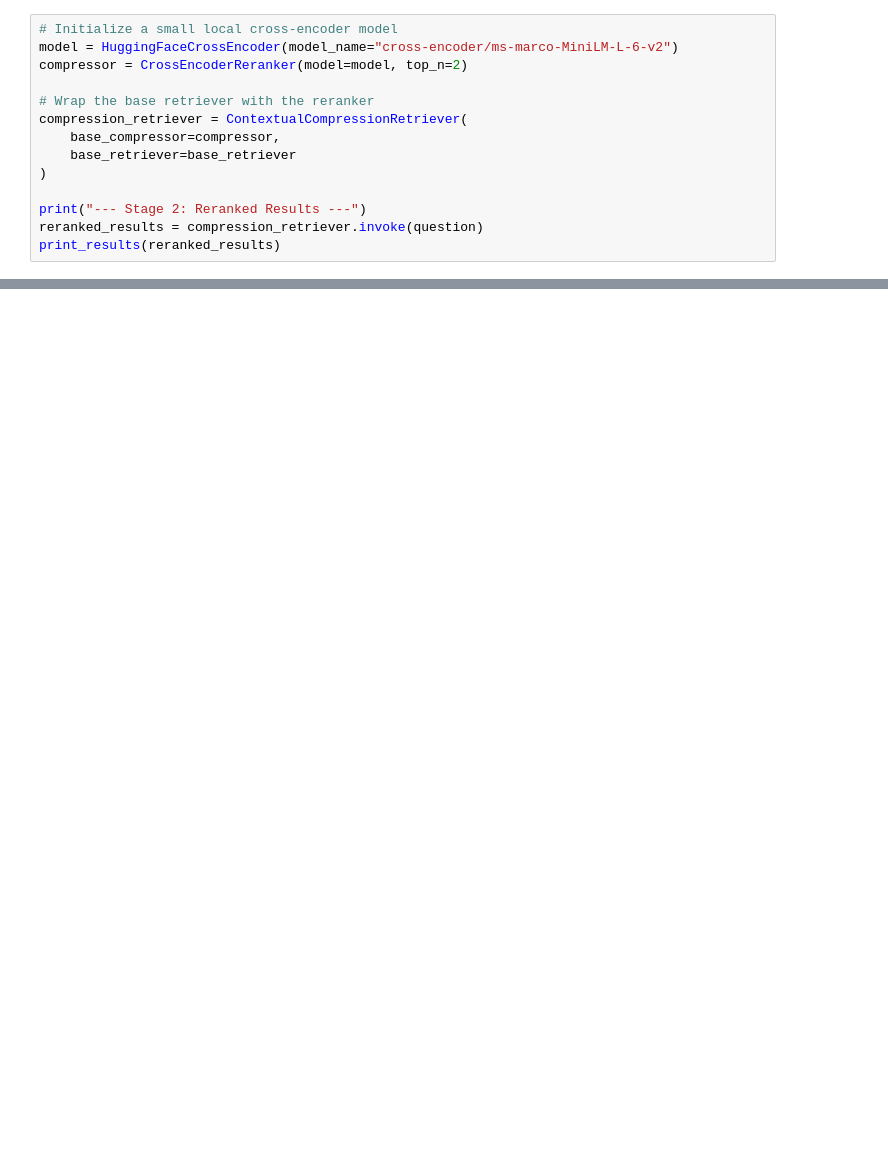
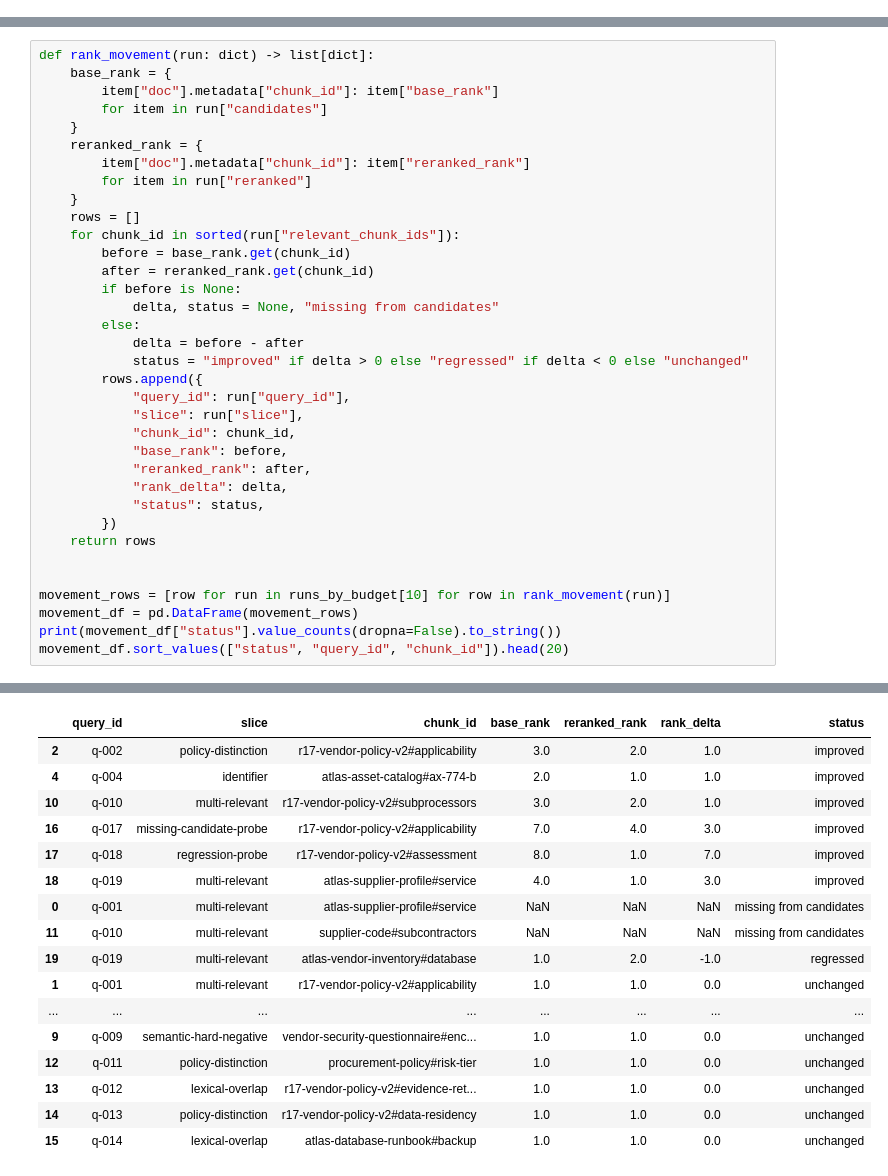
Before and after one commit to mahsa-teimourikia/awesome-rag, a Jupyter notebook: curriculum/intermediate/03-query-reranking/03_query_reranking.ipynb, the cells around one changed output, grey strips where cells are left out. Saved outputs shown, nothing was run; the diff lists cells and outputs as text; blank space fills up the shorter version.

Commit message:
Deepen two-stage reranking experiment

```diff
--- a/curriculum/intermediate/03-query-reranking/03_query_reranking.ipynb
+++ b/curriculum/intermediate/03-query-reranking/03_query_reranking.ipynb
@@ -73,14 +0,0 @@ Unlike bi-encoders (which embed the query and document separately), a cross-enco
-# %%
-# Initialize a small local cross-encoder model
-model = HuggingFaceCrossEncoder(model_name="cross-encoder/ms-marco-MiniLM-L-6-v2")
-compressor = CrossEncoderReranker(model=model, top_n=2)
-
-# Wrap the base retriever with the reranker
-compression_retriever = ContextualCompressionRetriever(
-    base_compressor=compressor,
-    base_retriever=base_retriever
-)
-
-print("--- Stage 2: Reranked Results ---")
-reranked_results = compression_retriever.invoke(question)
-print_results(reranked_results)
@@ -91,0 +597,36 @@ print_results(reranked_results)
+# %%
+def rank_movement(run: dict) -> list[dict]:
+    base_rank = {
+        item["doc"].metadata["chunk_id"]: item["base_rank"]
+        for item in run["candidates"]
+    }
+    reranked_rank = {
+        item["doc"].metadata["chunk_id"]: item["reranked_rank"]
+        for item in run["reranked"]
+    }
+    rows = []
+    for chunk_id in sorted(run["relevant_chunk_ids"]):
+        before = base_rank.get(chunk_id)
+        after = reranked_rank.get(chunk_id)
+        if before is None:
+            delta, status = None, "missing from candidates"
+        else:
+            delta = before - after
+            status = "improved" if delta > 0 else "regressed" if delta < 0 else "unchanged"
+        rows.append({
+            "query_id": run["query_id"],
+            "slice": run["slice"],
+            "chunk_id": chunk_id,
+            "base_rank": before,
+            "reranked_rank": after,
+            "rank_delta": delta,
+            "status": status,
+        })
+    return rows
+
+
+movement_rows = [row for run in runs_by_budget[10] for row in rank_movement(run)]
+movement_df = pd.DataFrame(movement_rows)
+print(movement_df["status"].value_counts(dropna=False).to_string())
+movement_df.sort_values(["status", "query_id", "chunk_id"]).head(20)
+# %% [output]
@@ -91,0 +638,17 @@ print_results(reranked_results)
+|  | query_id | slice | chunk_id | base_rank | reranked_rank | rank_delta | status |
+| 2 | q-002 | policy-distinction | r17-vendor-policy-v2#applicability | 3.0 | 2.0 | 1.0 | improved |
+| 4 | q-004 | identifier | atlas-asset-catalog#ax-774-b | 2.0 | 1.0 | 1.0 | improved |
+| 10 | q-010 | multi-relevant | r17-vendor-policy-v2#subprocessors | 3.0 | 2.0 | 1.0 | improved |
+| 16 | q-017 | missing-candidate-probe | r17-vendor-policy-v2#applicability | 7.0 | 4.0 | 3.0 | improved |
+| 17 | q-018 | regression-probe | r17-vendor-policy-v2#assessment | 8.0 | 1.0 | 7.0 | improved |
+| 18 | q-019 | multi-relevant | atlas-supplier-profile#service | 4.0 | 1.0 | 3.0 | improved |
+| 0 | q-001 | multi-relevant | atlas-supplier-profile#service | NaN | NaN | NaN | missing from candidates |
+| 11 | q-010 | multi-relevant | supplier-code#subcontractors | NaN | NaN | NaN | missing from candidates |
+| 19 | q-019 | multi-relevant | atlas-vendor-inventory#database | 1.0 | 2.0 | -1.0 | regressed |
+| 1 | q-001 | multi-relevant | r17-vendor-policy-v2#applicability | 1.0 | 1.0 | 0.0 | unchanged |
+| ... | ... | ... | ... | ... | ... | ... | ... |
+| 9 | q-009 | semantic-hard-negative | vendor-security-questionnaire#enc... | 1.0 | 1.0 | 0.0 | unchanged |
+| 12 | q-011 | policy-distinction | procurement-policy#risk-tier | 1.0 | 1.0 | 0.0 | unchanged |
+| 13 | q-012 | lexical-overlap | r17-vendor-policy-v2#evidence-ret... | 1.0 | 1.0 | 0.0 | unchanged |
+| 14 | q-013 | policy-distinction | r17-vendor-policy-v2#data-residency | 1.0 | 1.0 | 0.0 | unchanged |
+| 15 | q-014 | lexical-overlap | atlas-database-runbook#backup | 1.0 | 1.0 | 0.0 | unchanged |
```
Also changed, not shown: parts of 56 cells of this notebook, 1 other file.
